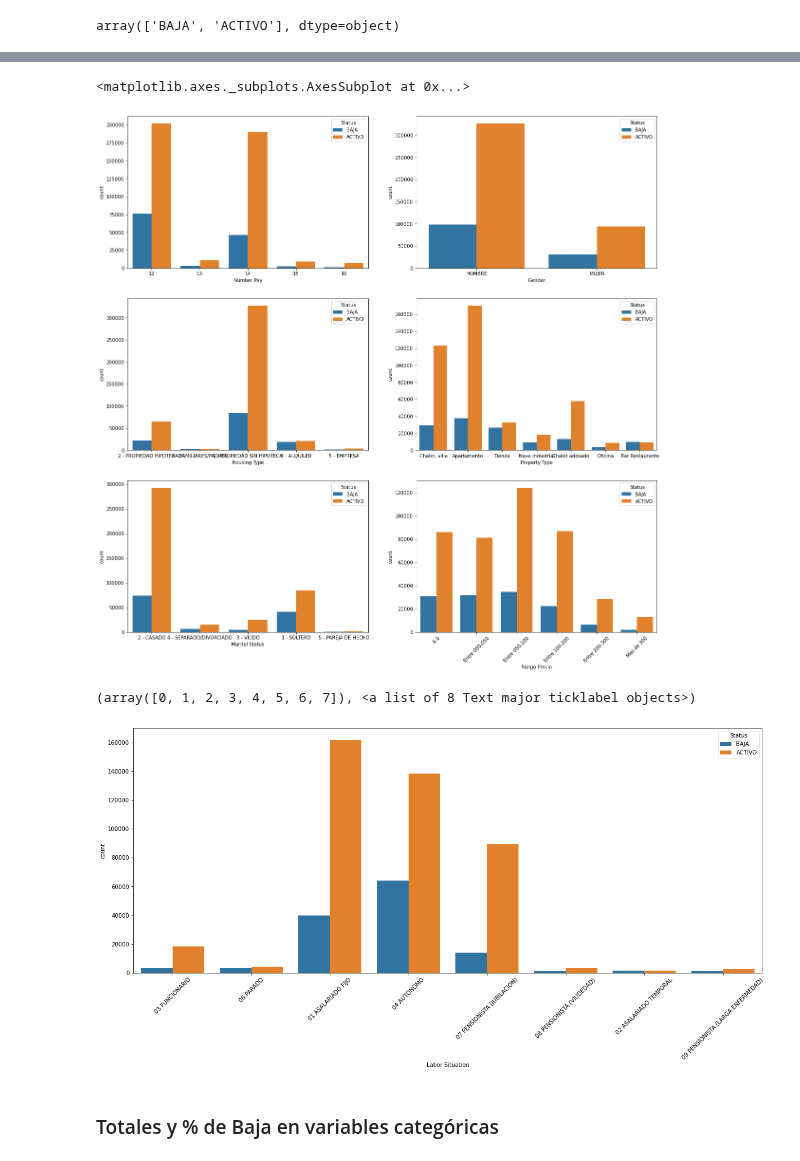
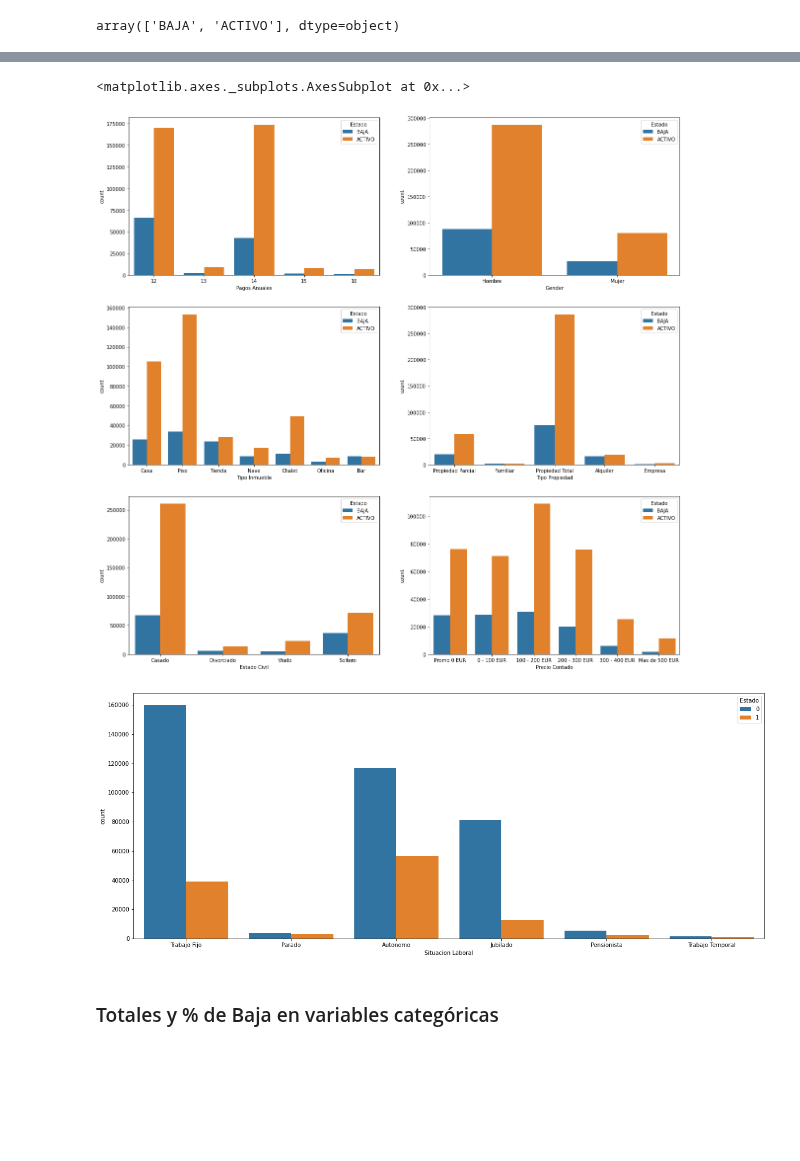
Before and after one commit to albertodiazr/TFM_churn, a Jupyter notebook: notebooks/01.Data_exploration.ipynb, the cells around one changed output, grey strips where cells are left out. Drawn from its saved outputs; the diff is of its cells as text; code cells hidden in the pictures; blank space fills up the shorter version.

```diff
--- a/notebooks/01.Data_exploration.ipynb
+++ b/notebooks/01.Data_exploration.ipynb
@@ -92,7 +92,6 @@ data['Status'].unique()
 array(['BAJA', 'ACTIVO'], dtype=object)
 # %%
 data['Quejas'] = data['Quejas'].replace(np.nan, 0).astype('int')
-data['Incidencias'] = data['Incidencias'].replace(np.nan, 0).astype('int')
 data['Cliente'] = data['Cliente'].astype('str')
 data.head()
 # %% [output]
@@ -149,21 +148,19 @@ plt.show()
 # %%
 fig, axarr = plt.subplots(3, 2, figsize=(20, 20))
-sns.countplot(x='Number Pay', hue = 'Status',data = data, ax=axarr[0][0])
-sns.countplot(x='Gender', hue = 'Status',data = data, ax=axarr[0][1])
-sns.countplot(x='Housing Type', hue = 'Status',data = data, ax=axarr[1][0])
-sns.countplot(x='Property Type', hue = 'Status',data = data, ax=axarr[1][1])
-sns.countplot(x='Marital Status', hue = 'Status',data = data, ax=axarr[2][0])
-sns.countplot(x='Rango Precio', hue = 'Status',data = data, ax=axarr[2][1])
+sns.countplot(x='Pagos Anuales', hue = 'Estado',data = data, ax=axarr[0][0])
+sns.countplot(x='Gender', hue = 'Estado',data = data, ax=axarr[0][1])
+sns.countplot(x='Tipo Inmueble', hue = 'Estado',data = data, ax=axarr[1][0])
+sns.countplot(x='Tipo Propiedad', hue = 'Estado',data = data, ax=axarr[1][1])
+sns.countplot(x='Estado Civil', hue = 'Estado',data = data, ax=axarr[2][0])
+sns.countplot(x='Precio Contado', hue = 'Estado',data = data, ax=axarr[2][1])
 # %% [output]
 <matplotlib.axes._subplots.AxesSubplot at 0x...>
-[figure, old version]
+[figure, new version]
 # %%
 fig, ax = plt.subplots(1, 1, figsize=(20, 8))
-ax = sns.countplot(x='Labor Situation', hue = 'Status',data = data)
-plt.xticks(rotation=45)
+ax = sns.countplot(x='Situacion Laboral', hue = 'Estado',data = data)
 # %% [output]
-(array([0, 1, 2, 3, 4, 5, 6, 7]), <a list of 8 Text major ticklabel objects>)
-[figure, old version]
+[figure, new version]
 # %% [markdown]
 ### Totales y % de Baja en variables categóricas
 # %%
```
Also changed, not shown: parts of 38 cells of this notebook, 2 other files.
